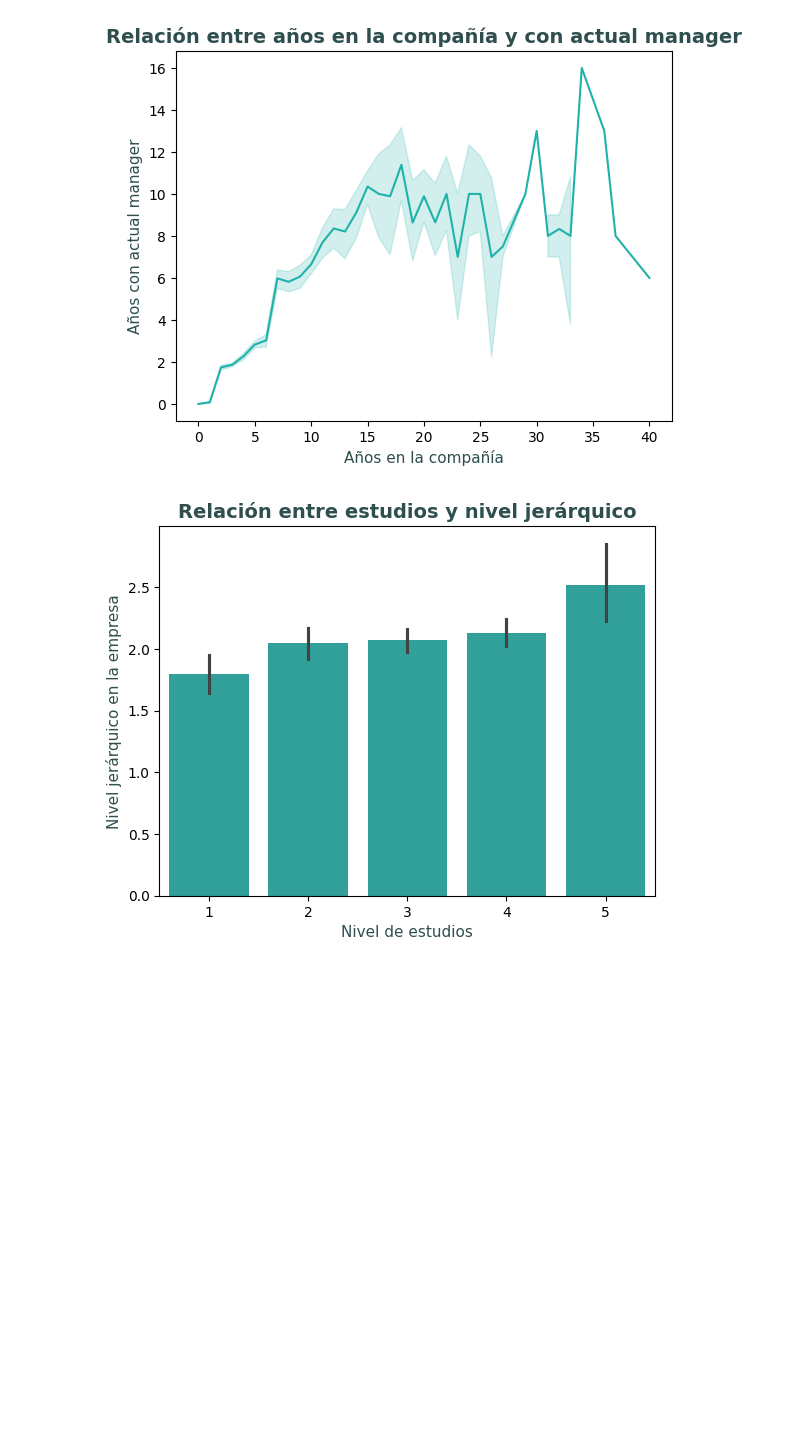
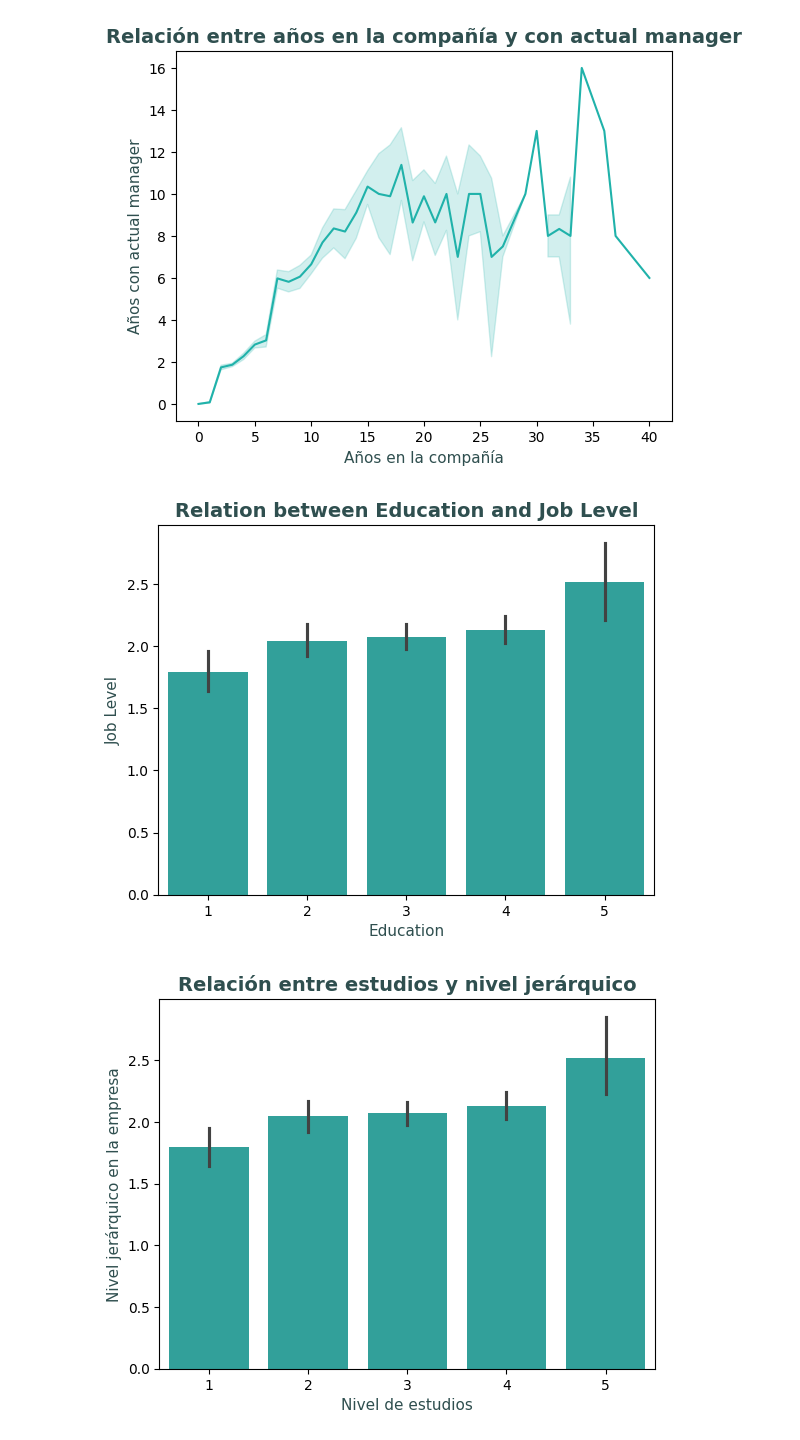
Before and after one commit to nuriancg/project-da-promo-H-module-3-team-1, a Jupyter notebook: Fase4_abTesting.ipynb, the cells around one changed output. Drawn from its saved outputs; the diff is of its cells as text; code cells hidden in the pictures; blank space fills up the shorter version.

```diff
--- a/Fase4_abTesting.ipynb
+++ b/Fase4_abTesting.ipynb
@@ -413,6 +413,15 @@ plt.show()
 # A más años en la empresa, más años con el/la actual manager.
 # %% [output]
 [figure]
+# %%
+sns.barplot(x="Education", y="Job_Level", data=df, color='lightseagreen')
+plt.title("Relation between Education and Job Level", color= 'darkslategray', fontsize= 14, fontweight='bold')
+plt.xlabel("Education", color= 'darkslategray', fontsize= 11)
+plt.ylabel("Job Level", color= 'darkslategray', fontsize= 11)
+
+plt.show()
+# %% [output]
+[figure, added]
 # %%
 #exploramos esta correlación, que nos parece interesante aún sin tener correlación moderada en el heatmap
 sns.barplot(x="Education", y="Job_Level", data=df, color='lightseagreen')
```
